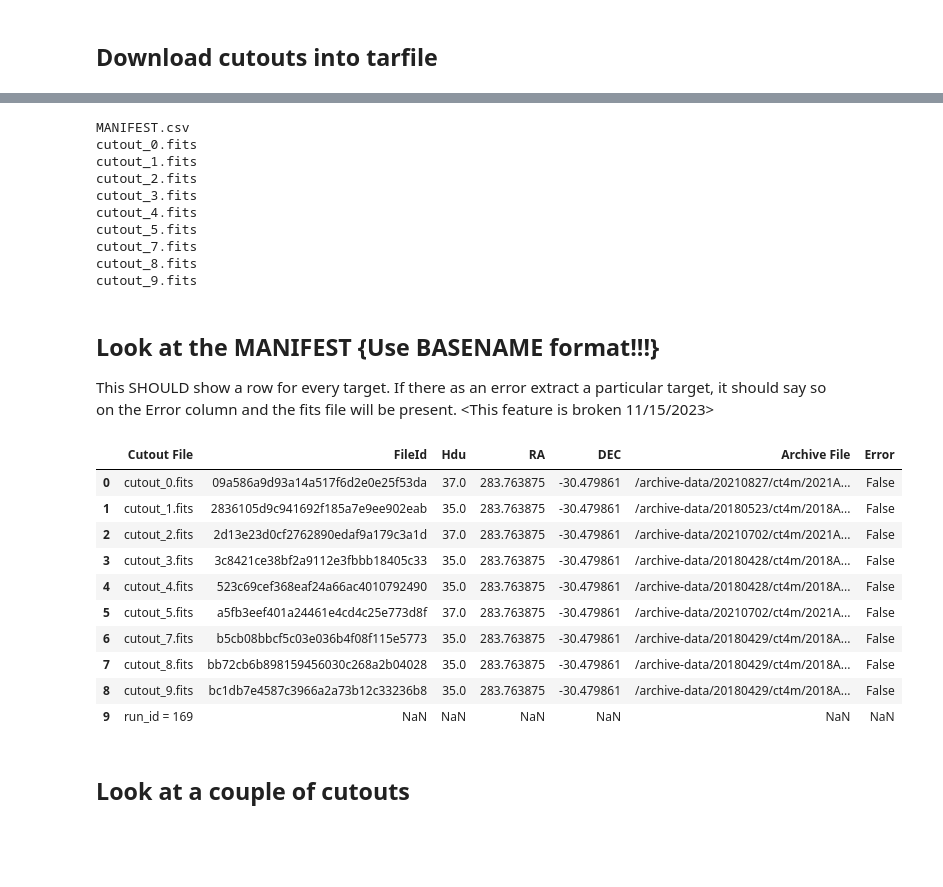
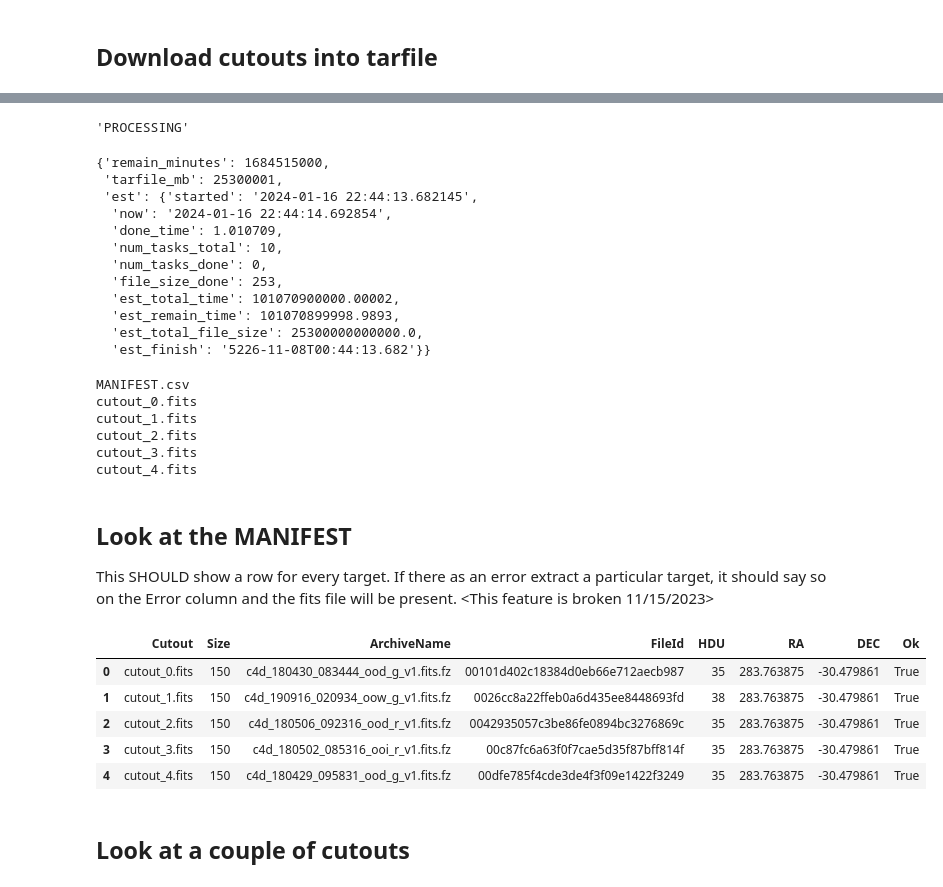
Before and after one commit to NOAO/astroget, a Jupyter notebook: astroget/notebooks/cutouts-examples.ipynb, the cells around one changed output, grey strips where cells are left out. Drawn from its saved outputs; the diff is of its cells as text; code cells hidden in the pictures; blank space fills up the shorter version.

```diff
--- a/astroget/notebooks/cutouts-examples.ipynb
+++ b/astroget/notebooks/cutouts-examples.ipynb
@@ -92,9 +98,15 @@ reload(astroget.client)
 # %%
 print(f'Run started: {str(datetime.now())}')
-# Server used must support client.cutout() method !!!
-#server='https://astroarchive.noirlab.edu'     # Public server, HDUs>=408,118,252 Files>=18,731,991
-#server='https://marsnat1-pat.csdc.noirlab.edu' # Test Server,  HDUs>=26,246,808  Files>=711,608
-server='http://localhost:8060'                # Dev Server,    HDUs>=1,216
-client = astroget.client.CsdcClient(url=server, show_curl=True)
+# Server used must support client.cutout() methods !!!
+
+#server = 'https://astroarchive.noirlab.edu'     # Public server,HDUs>=408,118,252 Files>=18,731,991
+server = 'https://marsnat1-pat.csdc.noirlab.edu'# Test Server,  HDUs>=26,246,808  Files>=711,608
+#server = 'http://localhost:8060'                # Dev Server,    HDUs>=1,216
+
+nbdir = Path('notebook-outfiles')
+nbdir.mkdir(parents=False, exist_ok=True)
+#print(f'Will write files to: {str(Path.cwd() / nbdir)}')
+
+client = astroget.client.CsdcClient(url=server, show_curl=False)
 client
 # %% [output]
@@ -300,7 +318,27 @@ curl -H 'Content-Type: application/json' -d '[["09a586a9d93a14a517f6d2e0e25f53da
+# %%
+client.cutouts_status(runid)
+# %% [output]
+'PROCESSING'
+# %%
+client.cutouts_predict(runid)
+# %% [output]
+{'remain_minutes': 1684515000,
+ 'tarfile_mb': 25300001,
+ 'est': {'started': '2024-01-16 22:44:13.682145',
+  'now': '2024-01-16 22:44:14.692854',
+  'done_time': 1.010709,
+  'num_tasks_total': 10,
+  'num_tasks_done': 0,
+  'file_size_done': 253,
+  'est_total_time': 101070900000.00002,
+  'est_remain_time': 101070899998.9893,
+  'est_total_file_size': 25300000000000.0,
+  'est_finish': '5226-11-08T00:44:13.682'}}
 # %%
 # Look at the contents of the tarfile
 # Some cutouts may not exist if there was an error in extracting them.
-! tar --list -f {tarfile0}
+with tarfile.open(tarfname0) as tf:
+    tf.list(verbose=False)
 # %% [output]
 MANIFEST.csv
 cutout_0.fits
@@ -308,9 +346,5 @@ cutout_1.fits
 cutout_2.fits
 cutout_3.fits
 cutout_4.fits
-cutout_5.fits
-cutout_7.fits
-cutout_8.fits
-cutout_9.fits
 # %%
 # Extract the MANIFEST and two cutout (FITS file)
@@ -320,20 +355,15 @@ cutout_9.fits
 # %% [markdown]
-## Look at the MANIFEST {Use BASENAME format!!!}
+## Look at the MANIFEST
 This SHOULD show a row for every target. If there as an error extract a particular target, it should say so on the Error column and the fits file will be present.  <This feature is broken 11/15/2023>
 # %%
-pd.read_csv('MANIFEST.csv')
+pd.read_csv(nbdir / 'MANIFEST.csv')
 # %% [output]
-|  | Cutout File | FileId | Hdu | RA | DEC | Archive File | Error |
-| 0 | cutout_0.fits | 09a586a9d93a14a517f6d2e0e25f53da | 37.0 | 283.763875 | -30.479861 | /archive-data/20210827/ct4m/2021A... | False |
-| 1 | cutout_1.fits | 2836105d9c941692f185a7e9ee902eab | 35.0 | 283.763875 | -30.479861 | /archive-data/20180523/ct4m/2018A... | False |
-| 2 | cutout_2.fits | 2d13e23d0cf2762890edaf9a179c3a1d | 37.0 | 283.763875 | -30.479861 | /archive-data/20210702/ct4m/2021A... | False |
-| 3 | cutout_3.fits | 3c8421ce38bf2a9112e3fbbb18405c33 | 35.0 | 283.763875 | -30.479861 | /archive-data/20180428/ct4m/2018A... | False |
-| 4 | cutout_4.fits | 523c69cef368eaf24a66ac4010792490 | 35.0 | 283.763875 | -30.479861 | /archive-data/20180428/ct4m/2018A... | False |
-| 5 | cutout_5.fits | a5fb3eef401a24461e4cd4c25e773d8f | 37.0 | 283.763875 | -30.479861 | /archive-data/20210702/ct4m/2021A... | False |
-| 6 | cutout_7.fits | b5cb08bbcf5c03e036b4f08f115e5773 | 35.0 | 283.763875 | -30.479861 | /archive-data/20180429/ct4m/2018A... | False |
-| 7 | cutout_8.fits | bb72cb6b898159456030c268a2b04028 | 35.0 | 283.763875 | -30.479861 | /archive-data/20180429/ct4m/2018A... | False |
-| 8 | cutout_9.fits | bc1db7e4587c3966a2a73b12c33236b8 | 35.0 | 283.763875 | -30.479861 | /archive-data/20180429/ct4m/2018A... | False |
-| 9 | run_id = 169 | NaN | NaN | NaN | NaN | NaN | NaN |
+|  | Cutout | Size | ArchiveName | FileId | HDU | RA | DEC | Ok |
+| 0 | cutout_0.fits | 150 | c4d_180430_083444_ood_g_v1.fits.fz | 00101d402c18384d0eb66e712aecb987 | 35 | 283.763875 | -30.479861 | True |
+| 1 | cutout_1.fits | 150 | c4d_190916_020934_oow_g_v1.fits.fz | 0026cc8a22ffeb0a6d435ee8448693fd | 38 | 283.763875 | -30.479861 | True |
+| 2 | cutout_2.fits | 150 | c4d_180506_092316_ood_r_v1.fits.fz | 0042935057c3be86fe0894bc3276869c | 35 | 283.763875 | -30.479861 | True |
+| 3 | cutout_3.fits | 150 | c4d_180502_085316_ooi_r_v1.fits.fz | 00c87fc6a63f0f7cae5d35f87bff814f | 35 | 283.763875 | -30.479861 | True |
+| 4 | cutout_4.fits | 150 | c4d_180429_095831_ood_g_v1.fits.fz | 00dfe785f4cde3de4f3f09e1422f3249 | 35 | 283.763875 | -30.479861 | True |
 # %% [markdown]
 ## Look at a couple of cutouts
 # %%
```
Also changed, not shown: parts of 51 cells of this notebook, 5 other files.
